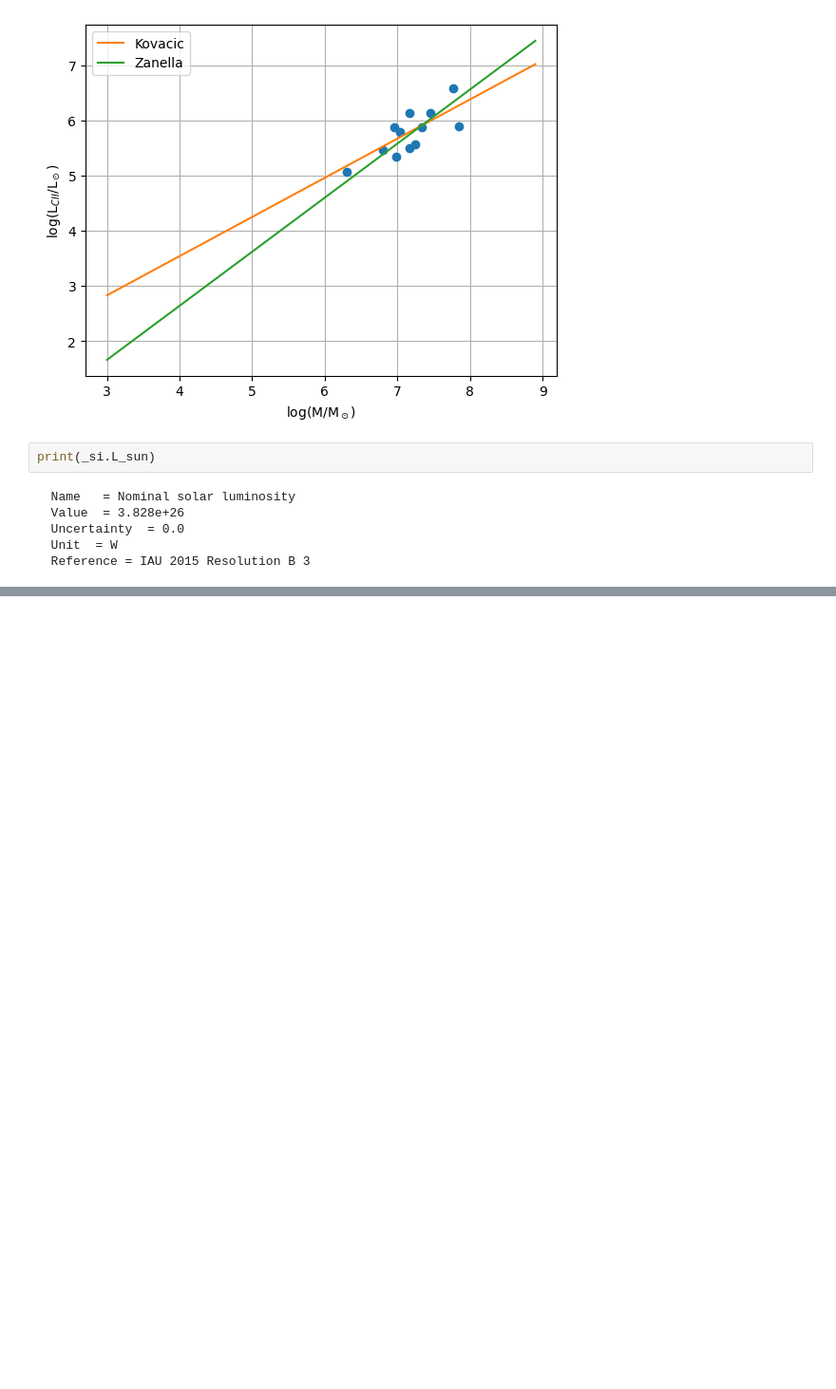
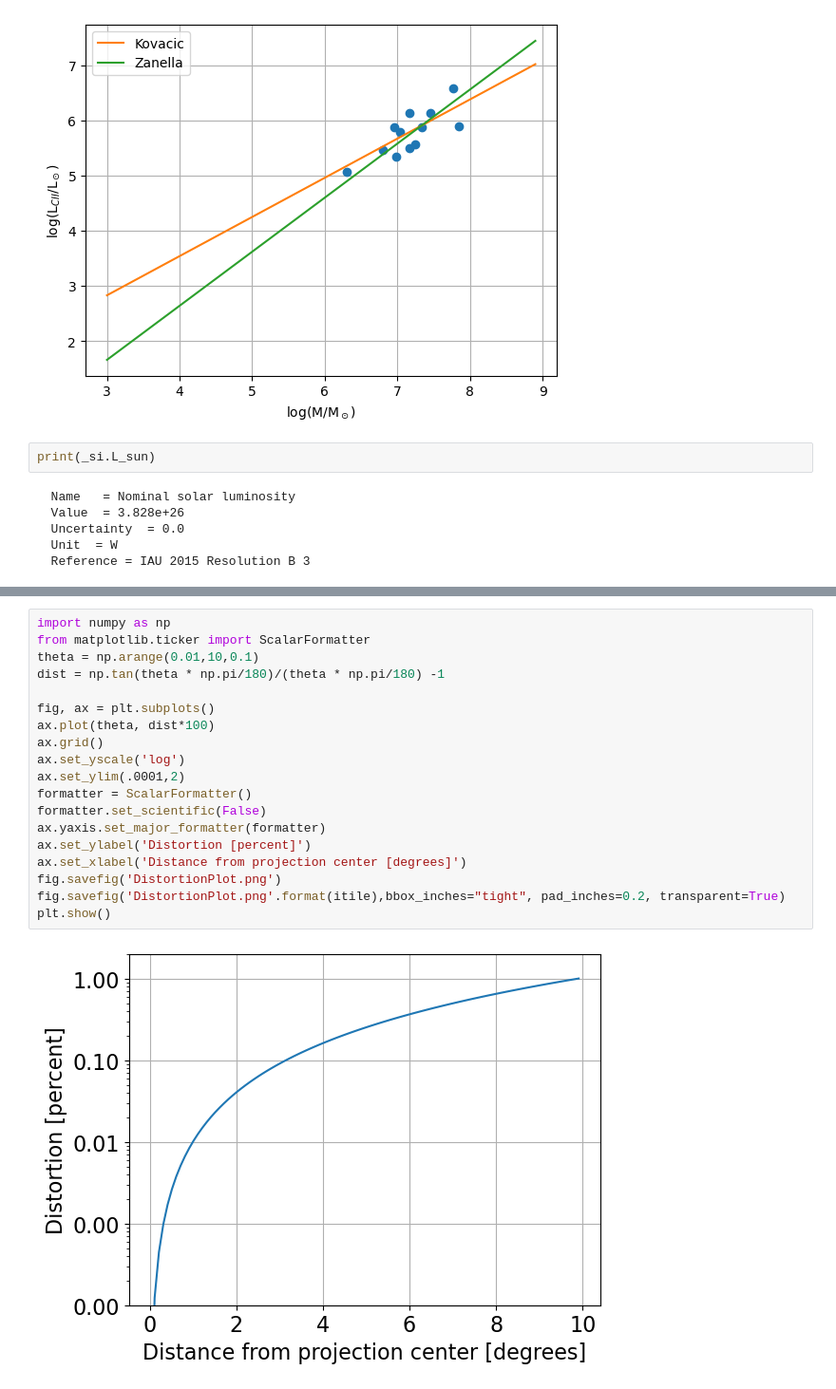
Before and after one commit to spacetelescope/skymap, a Jupyter notebook: notebook/Tessellation.ipynb, the cells around one changed output, grey strips where cells are left out. Shown at 95% size. Cells and saved outputs as stored; diff of their text form; blank space fills up the shorter version.

```diff
--- a/notebook/Tessellation.ipynb
+++ b/notebook/Tessellation.ipynb
@@ -1461,0 +1494,21 @@ m
+# %%
+import numpy as np
+from matplotlib.ticker import ScalarFormatter
+theta = np.arange(0.01,10,0.1)
+dist = np.tan(theta * np.pi/180)/(theta * np.pi/180) -1
+
+fig, ax = plt.subplots()
+ax.plot(theta, dist*100)
+ax.grid()
+ax.set_yscale('log')
+ax.set_ylim(.0001,2)
+formatter = ScalarFormatter()
+formatter.set_scientific(False)
+ax.yaxis.set_major_formatter(formatter)
+ax.set_ylabel('Distortion [percent]')
+ax.set_xlabel('Distance from projection center [degrees]')
+fig.savefig('DistortionPlot.png')
+fig.savefig('DistortionPlot.png'.format(itile),bbox_inches="tight", pad_inches=0.2, transparent=True)
+plt.show()
+# %% [output]
+[figure, added]
```
Also changed, not shown: parts of 4 cells of this notebook.
